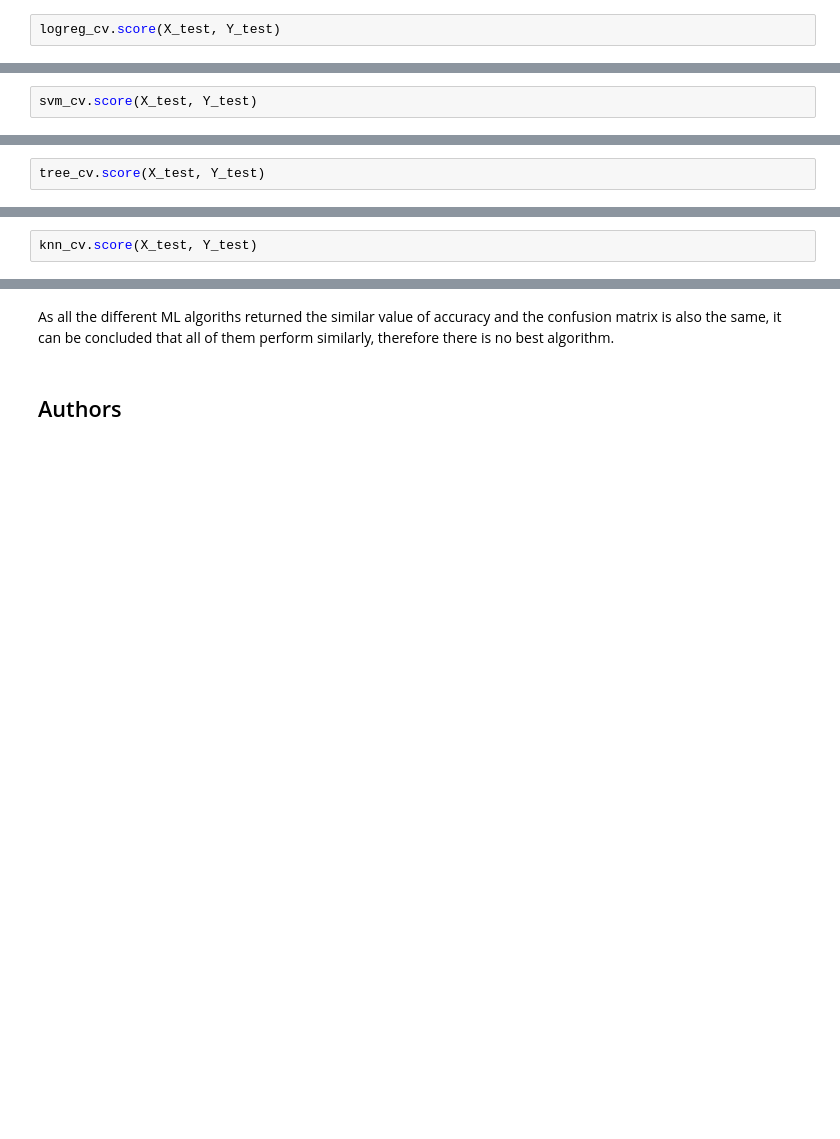
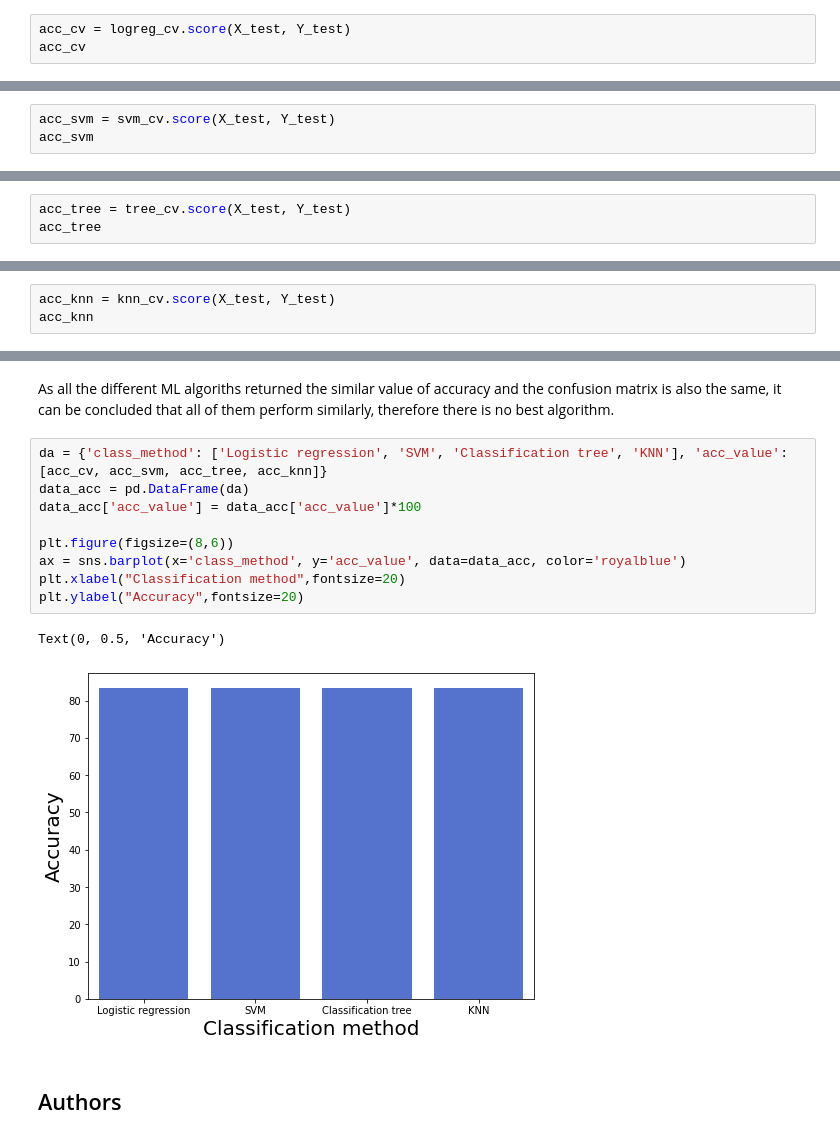
Before and after one commit to javiern520/IBM-capstone-project, a Jupyter notebook: Machine Learning Prediction.ipynb, the cells around one changed output, grey strips where cells are left out. Saved outputs shown, nothing was run; the diff lists cells and outputs as text; blank space fills up the shorter version.

```diff
--- a/Machine Learning Prediction.ipynb
+++ b/Machine Learning Prediction.ipynb
@@ -203,7 +203,8 @@ accuracy : 0.8464285714285713
 # %% [markdown]
 Calculate the accuracy on the test data using the method <code>score</code>:
 # %%
-logreg_cv.score(X_test, Y_test)
+acc_cv = logreg_cv.score(X_test, Y_test)
+acc_cv
 # %% [output]
 0.8333333333333334
 # %% [markdown]
@@ -245,7 +246,8 @@ accuracy : 0.8482142857142856
 # %% [markdown]
 Calculate the accuracy on the test data using the method <code>score</code>:
 # %%
-svm_cv.score(X_test, Y_test)
+acc_svm = svm_cv.score(X_test, Y_test)
+acc_svm
 # %% [output]
 0.8333333333333334
 # %% [markdown]
@@ -290,7 +292,8 @@ accuracy : 0.8767857142857143
 # %% [markdown]
 Calculate the accuracy of tree_cv on the test data using the method <code>score</code>:
 # %%
-tree_cv.score(X_test, Y_test)
+acc_tree = tree_cv.score(X_test, Y_test)
+acc_tree
 # %% [output]
 0.8333333333333334
 # %% [markdown]
@@ -329,7 +332,8 @@ accuracy : 0.8482142857142858
 # %% [markdown]
 Calculate the accuracy of tree_cv on the test data using the method <code>score</code>:
 # %%
-knn_cv.score(X_test, Y_test)
+acc_knn = knn_cv.score(X_test, Y_test)
+acc_knn
 # %% [output]
 0.8333333333333334
 # %% [markdown]
@@ -345,6 +349,18 @@ plot_confusion_matrix(Y_test,yhat)
 Find the method performs best:
 # %% [markdown]
 As all the different ML algoriths returned the similar value of accuracy and the confusion matrix is also the same, it can be concluded that all of them perform similarly, therefore there is no best algorithm.
+# %%
+da = {'class_method': ['Logistic regression', 'SVM', 'Classification tree', 'KNN'], 'acc_value':[acc_cv, acc_svm, acc_tree, acc_knn]}
+data_acc = pd.DataFrame(da)
+data_acc['acc_value'] = data_acc['acc_value']*100
+
+plt.figure(figsize=(8,6))
+ax = sns.barplot(x='class_method', y='acc_value', data=data_acc, color='royalblue')
+plt.xlabel("Classification method",fontsize=20)
+plt.ylabel("Accuracy",fontsize=20)
+# %% [output]
+Text(0, 0.5, 'Accuracy')
+[figure, added]
 # %% [markdown]
 ## Authors
 # %% [markdown]
```
